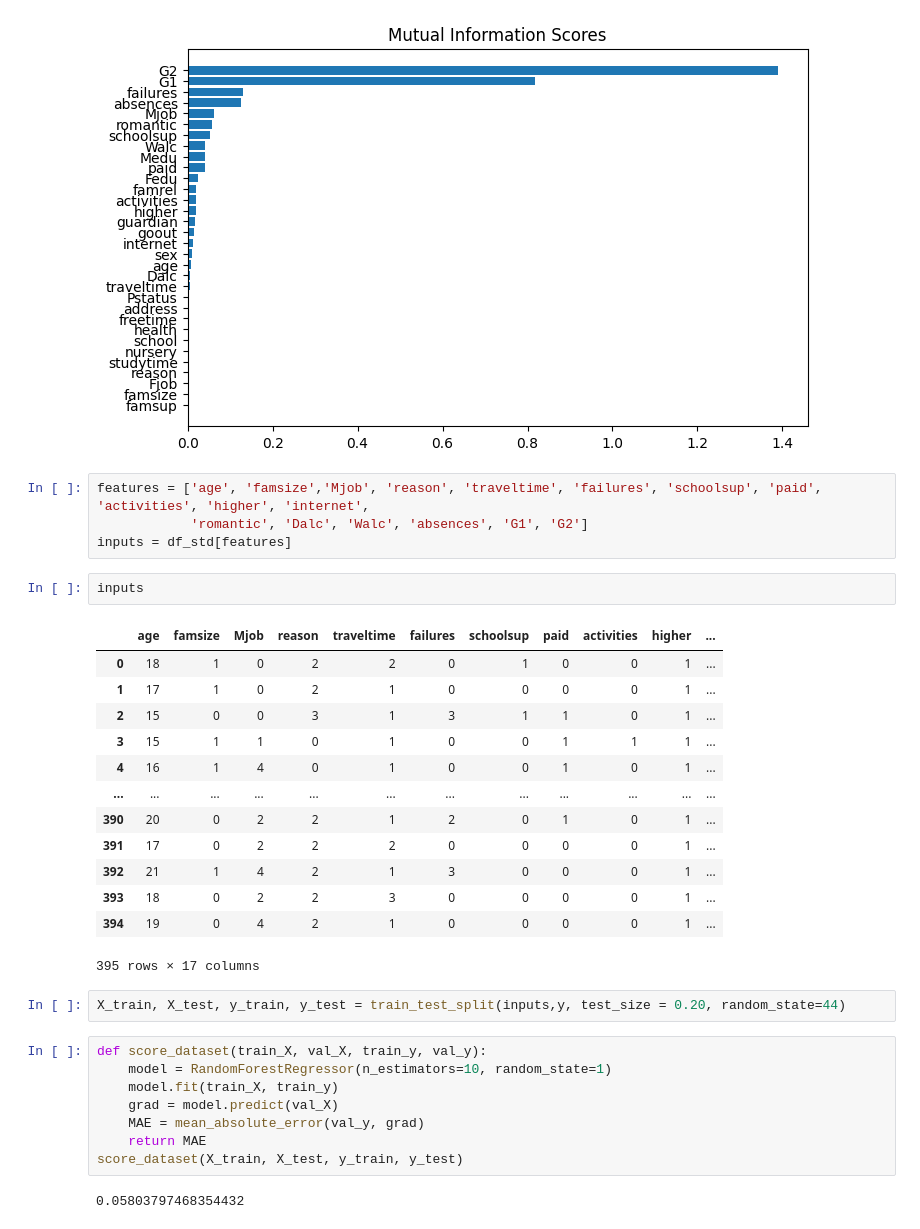
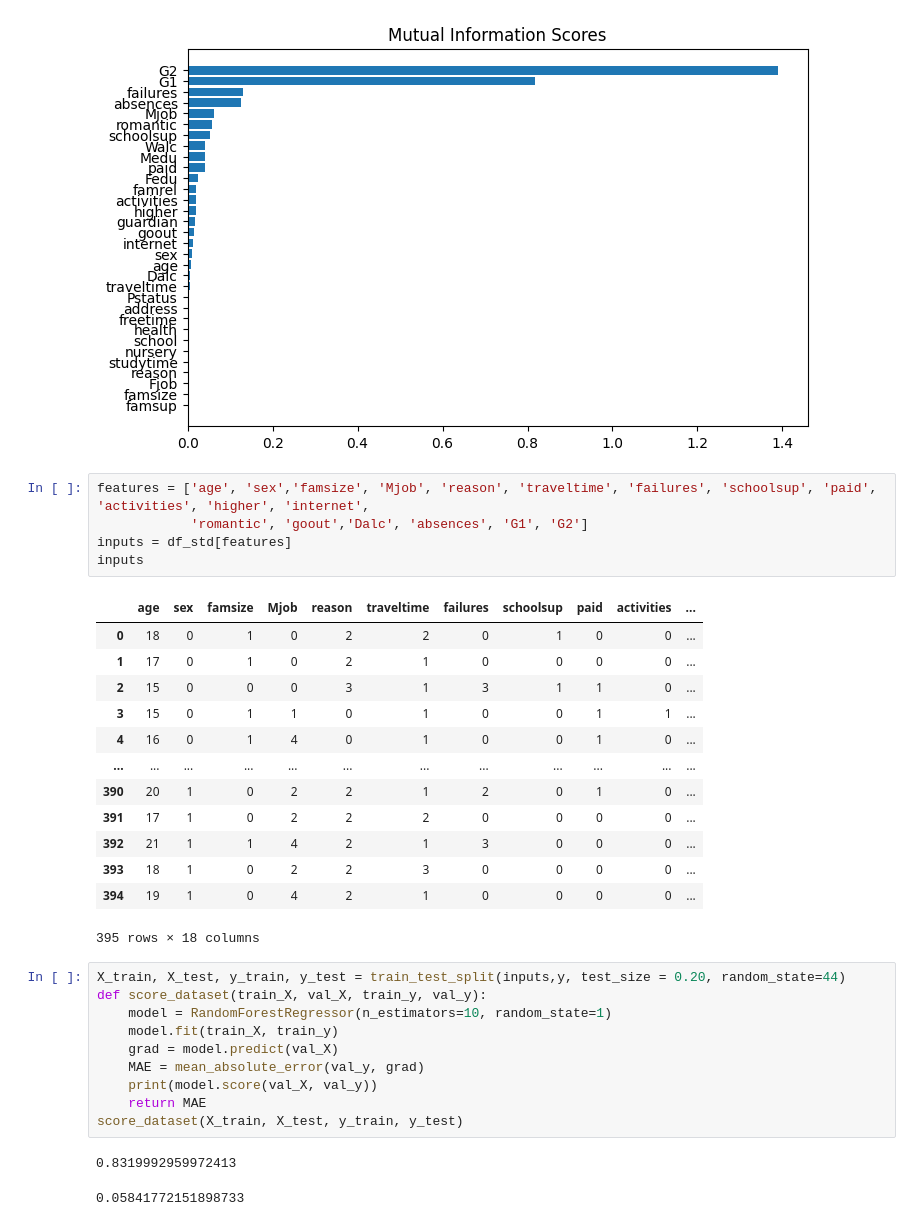
Before and after one commit to ABDELLAH-Hallou/students_performance, a Jupyter notebook: students_perf.ipynb, the cells around one changed output. Cells and saved outputs as stored; diff of their text form.

Commit message:
score 0.8

```diff
--- a/students_perf.ipynb
+++ b/students_perf.ipynb
@@ -430,34 +429,34 @@ plot_mi_scores(mi_scores)
 # %% [output]
 [figure]
 # %%
-features = ['age', 'famsize','Mjob', 'reason', 'traveltime', 'failures', 'schoolsup', 'paid', 'activities', 'higher', 'internet',
-            'romantic', 'Dalc', 'Walc', 'absences', 'G1', 'G2']
+features = ['age', 'sex','famsize', 'Mjob', 'reason', 'traveltime', 'failures', 'schoolsup', 'paid', 'activities', 'higher', 'internet',
+            'romantic', 'goout','Dalc', 'absences', 'G1', 'G2']
 inputs = df_std[features]
+inputs
+# %% [output]
+|  | age | sex | famsize | Mjob | reason | traveltime | failures | schoolsup | paid | activities | ... |
+| 0 | 18 | 0 | 1 | 0 | 2 | 2 | 0 | 1 | 0 | 0 | ... |
+| 1 | 17 | 0 | 1 | 0 | 2 | 1 | 0 | 0 | 0 | 0 | ... |
+| 2 | 15 | 0 | 0 | 0 | 3 | 1 | 3 | 1 | 1 | 0 | ... |
+| 3 | 15 | 0 | 1 | 1 | 0 | 1 | 0 | 0 | 1 | 1 | ... |
+| 4 | 16 | 0 | 1 | 4 | 0 | 1 | 0 | 0 | 1 | 0 | ... |
+| ... | ... | ... | ... | ... | ... | ... | ... | ... | ... | ... | ... |
+| 390 | 20 | 1 | 0 | 2 | 2 | 1 | 2 | 0 | 1 | 0 | ... |
+| 391 | 17 | 1 | 0 | 2 | 2 | 2 | 0 | 0 | 0 | 0 | ... |
+| 392 | 21 | 1 | 1 | 4 | 2 | 1 | 3 | 0 | 0 | 0 | ... |
+| 393 | 18 | 1 | 0 | 2 | 2 | 3 | 0 | 0 | 0 | 0 | ... |
+| 394 | 19 | 1 | 0 | 4 | 2 | 1 | 0 | 0 | 0 | 0 | ... |
+395 rows × 18 columns
-# %%
-inputs
-# %% [output]
-|  | age | famsize | Mjob | reason | traveltime | failures | schoolsup | paid | activities | higher | ... |
-| 0 | 18 | 1 | 0 | 2 | 2 | 0 | 1 | 0 | 0 | 1 | ... |
-| 1 | 17 | 1 | 0 | 2 | 1 | 0 | 0 | 0 | 0 | 1 | ... |
-| 2 | 15 | 0 | 0 | 3 | 1 | 3 | 1 | 1 | 0 | 1 | ... |
-| 3 | 15 | 1 | 1 | 0 | 1 | 0 | 0 | 1 | 1 | 1 | ... |
-| 4 | 16 | 1 | 4 | 0 | 1 | 0 | 0 | 1 | 0 | 1 | ... |
-| ... | ... | ... | ... | ... | ... | ... | ... | ... | ... | ... | ... |
-| 390 | 20 | 0 | 2 | 2 | 1 | 2 | 0 | 1 | 0 | 1 | ... |
-| 391 | 17 | 0 | 2 | 2 | 2 | 0 | 0 | 0 | 0 | 1 | ... |
-| 392 | 21 | 1 | 4 | 2 | 1 | 3 | 0 | 0 | 0 | 1 | ... |
-| 393 | 18 | 0 | 2 | 2 | 3 | 0 | 0 | 0 | 0 | 1 | ... |
-| 394 | 19 | 0 | 4 | 2 | 1 | 0 | 0 | 0 | 0 | 1 | ... |
-395 rows × 17 columns
-# %%
-X_train, X_test, y_train, y_test = train_test_split(inputs,y, test_size = 0.20, random_state=44)
 # %%
+X_train, X_test, y_train, y_test = train_test_split(inputs,y, test_size = 0.20, random_state=44)
 def score_dataset(train_X, val_X, train_y, val_y):
     model = RandomForestRegressor(n_estimators=10, random_state=1)
     model.fit(train_X, train_y)
     grad = model.predict(val_X)
     MAE = mean_absolute_error(val_y, grad)
+    print(model.score(val_X, val_y))
     return MAE
 score_dataset(X_train, X_test, y_train, y_test)
 # %% [output]
-0.05803797468354432
+0.8319992959972413
+0.05841772151898733
```
Also changed, not shown: parts of 6 cells of this notebook.
